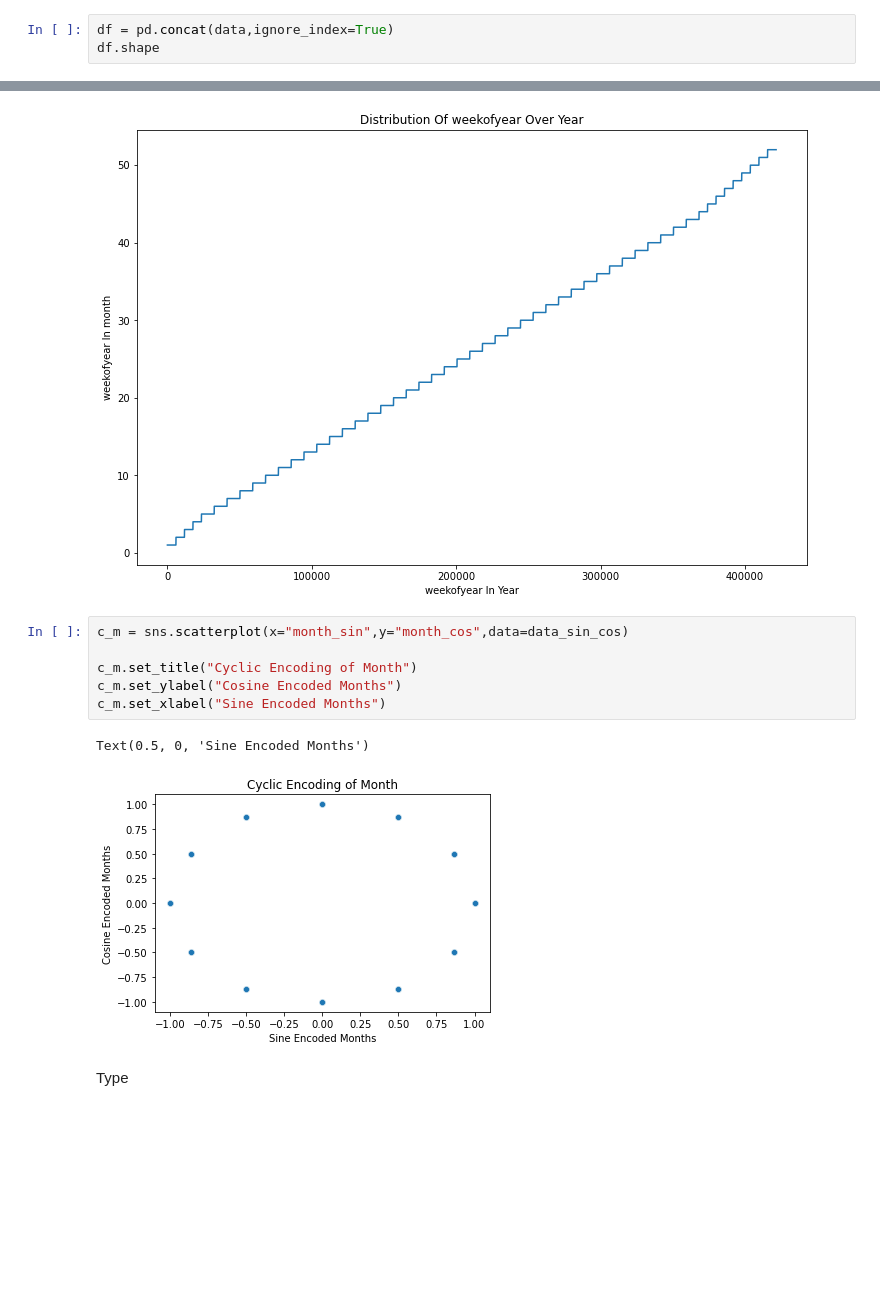
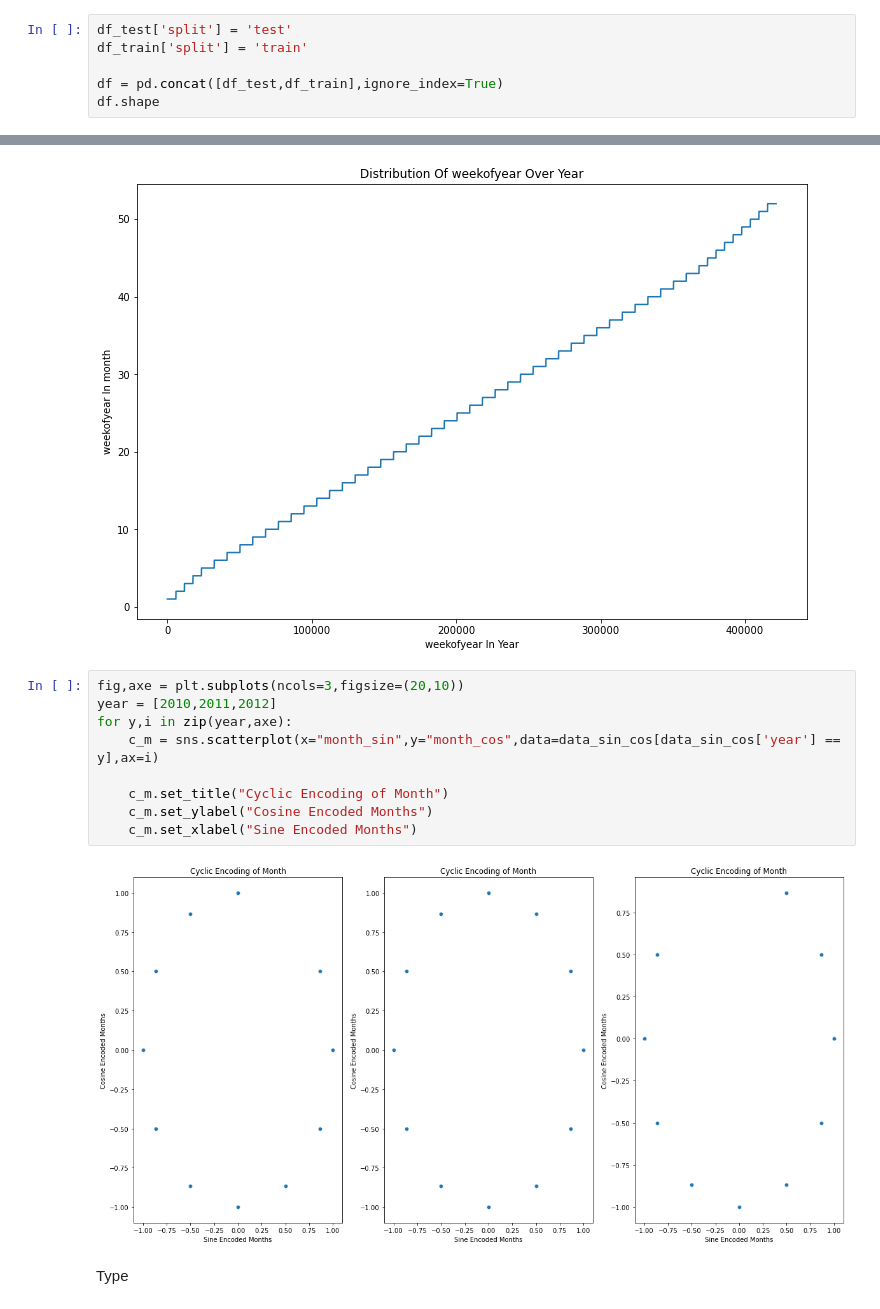
Before and after one commit to tmxkqotnl/project_mini_machine_learning_team_two, a Jupyter notebook: main.ipynb, the cells around one changed output, grey strips where cells are left out. Drawn from its saved outputs; the diff is of its cells as text; blank space fills up the shorter version.

```diff
--- a/main.ipynb
+++ b/main.ipynb
@@ -33,6 +36,9 @@ print('[image folder Absolute Path]\t {}'.format(static_path))
 [data folder Absolute Path]      c:\Users\kdh\Desktop\projects\project_mini_ml_team_two\data
 [image folder Absolute Path]     c:\Users\kdh\Desktop\projects\project_mini_ml_team_two\static
 # %%
-df = pd.concat(data,ignore_index=True)
+df_test['split'] = 'test'
+df_train['split'] = 'train'
+
+df = pd.concat([df_test,df_train],ignore_index=True)
 df.shape
 # %% [output]
@@ -240,14 +248,16 @@ print('False' if is_continuous(subset['weekofyear'].sort_values(ignore_index=Tru
 weekofyear is continuous
 [figure]
 # %%
-c_m = sns.scatterplot(x="month_sin",y="month_cos",data=data_sin_cos)
+fig,axe = plt.subplots(ncols=3,figsize=(20,10))
+year = [2010,2011,2012]
+for y,i in zip(year,axe):
+    c_m = sns.scatterplot(x="month_sin",y="month_cos",data=data_sin_cos[data_sin_cos['year'] == y],ax=i)
 
-c_m.set_title("Cyclic Encoding of Month")
-c_m.set_ylabel("Cosine Encoded Months")
-c_m.set_xlabel("Sine Encoded Months")
+    c_m.set_title("Cyclic Encoding of Month")
+    c_m.set_ylabel("Cosine Encoded Months")
+    c_m.set_xlabel("Sine Encoded Months")
 # %% [output]
-Text(0.5, 0, 'Sine Encoded Months')
-[figure, old version]
+[figure, new version]
 # %% [markdown]
 Type
 # %%
```
Also changed, not shown: parts of 16 cells of this notebook.
